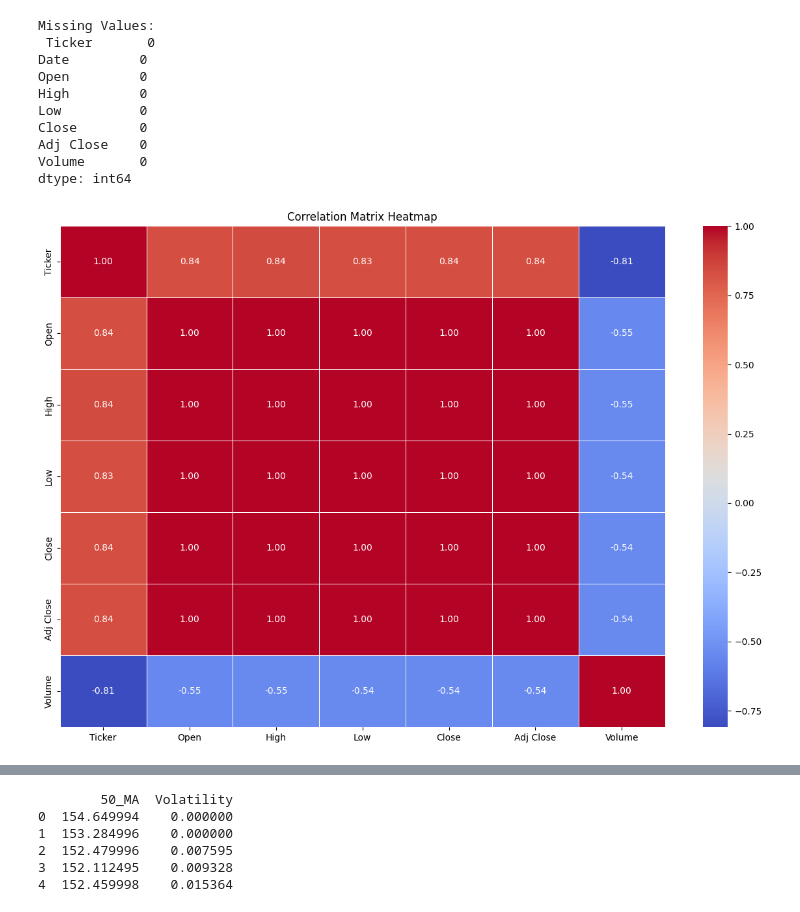
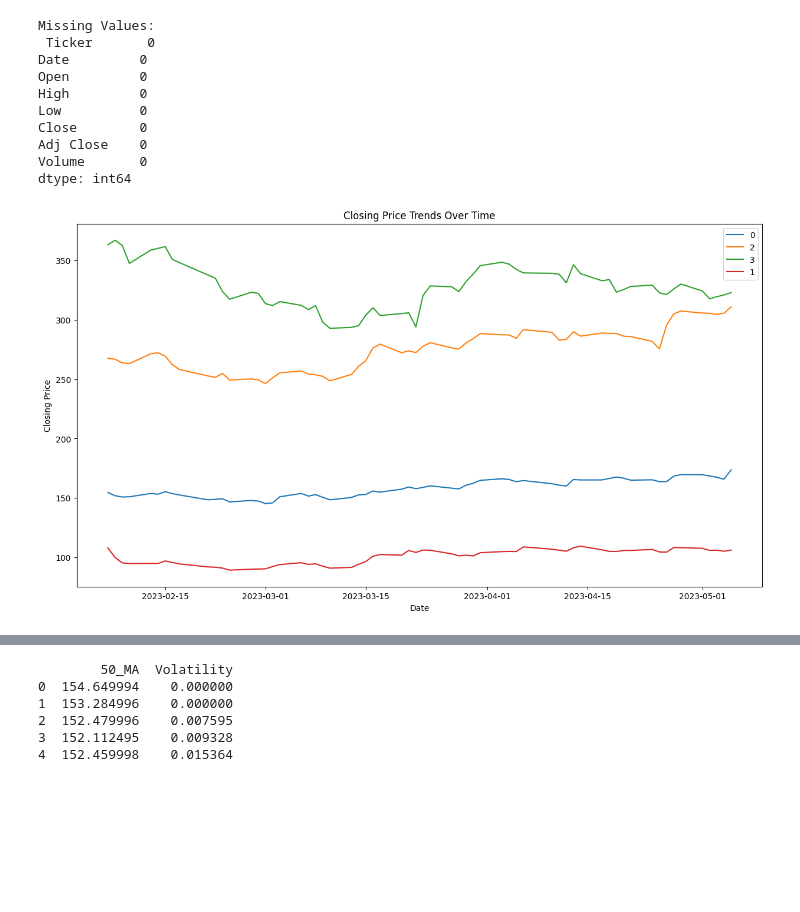
Before and after one commit to febisarju/TradeSmart, a Jupyter notebook: stock_analysis.ipynb, the cells around one changed output, grey strips where cells are left out. Drawn from its saved outputs; the diff is of its cells as text; code cells hidden in the pictures; blank space fills up the shorter version.

```diff
--- a/stock_analysis.ipynb
+++ b/stock_analysis.ipynb
@@ -134,13 +137,16 @@ label_encoder = LabelEncoder()
 data['Ticker'] = label_encoder.fit_transform(data['Ticker'])
 
 data.fillna(data.mean(), inplace=True)
-
-numeric_data = data.select_dtypes(include=['number'])
-correlation_matrix = numeric_data.corr()
-
-plt.figure(figsize=(15, 10))
-sns.heatmap(correlation_matrix, annot=True, cmap='coolwarm', linewidths=0.5, fmt='.2f')
-plt.title("Correlation Matrix Heatmap")
-plt.show()
-# %% [output]
-[figure, removed]
+# %%
+# Exploratory Data Analysis (EDA)
+plt.figure(figsize=(15, 8))
+for ticker in data['Ticker'].unique():
+    ticker_data = data[data['Ticker'] == ticker]
+    plt.plot(ticker_data['Date'], ticker_data['Close'], label=ticker)
+plt.xlabel('Date')
+plt.ylabel('Closing Price')
+plt.title('Closing Price Trends Over Time')
+plt.legend()
+plt.show()
+# %% [output]
+[figure, added]
```
Also changed, not shown: parts of 17 cells of this notebook, 7 other files.
